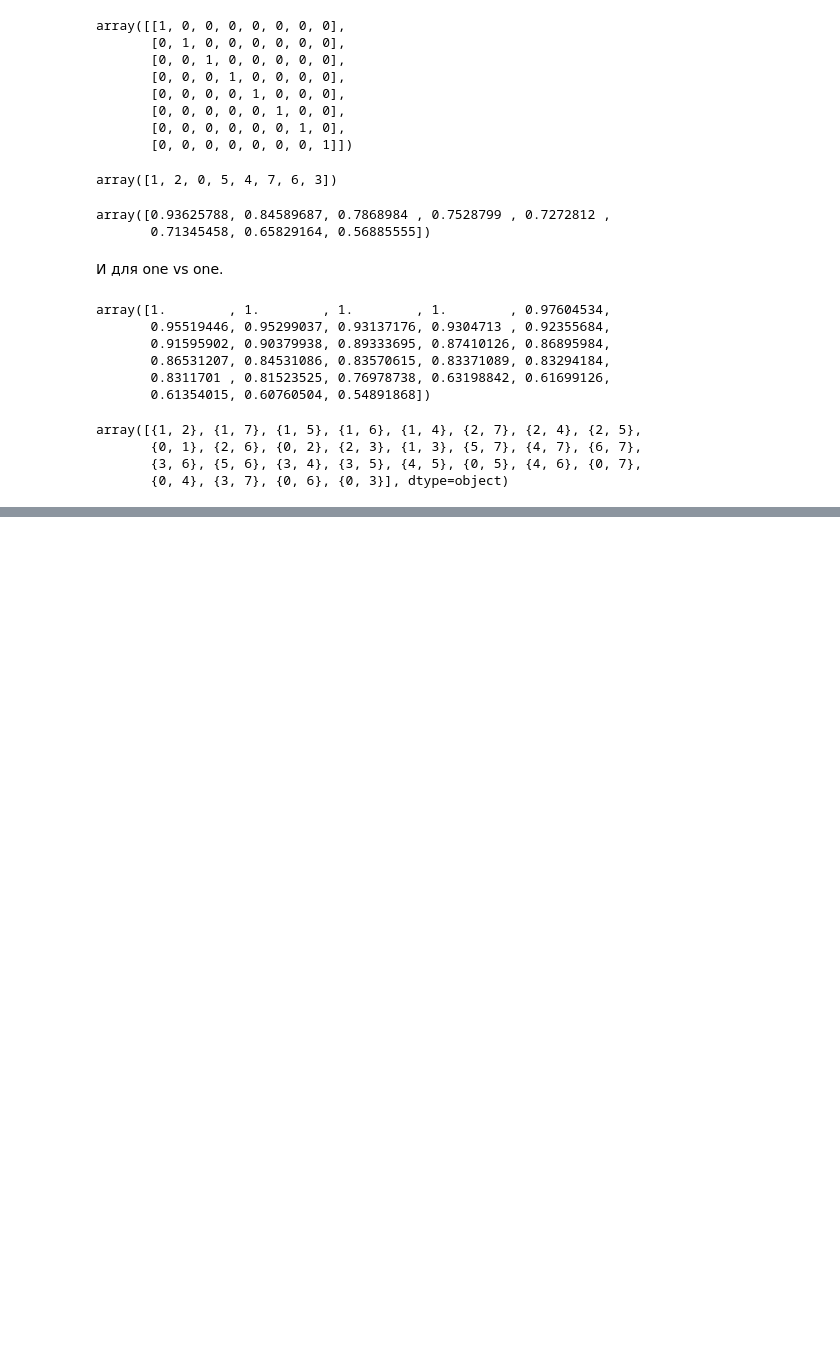
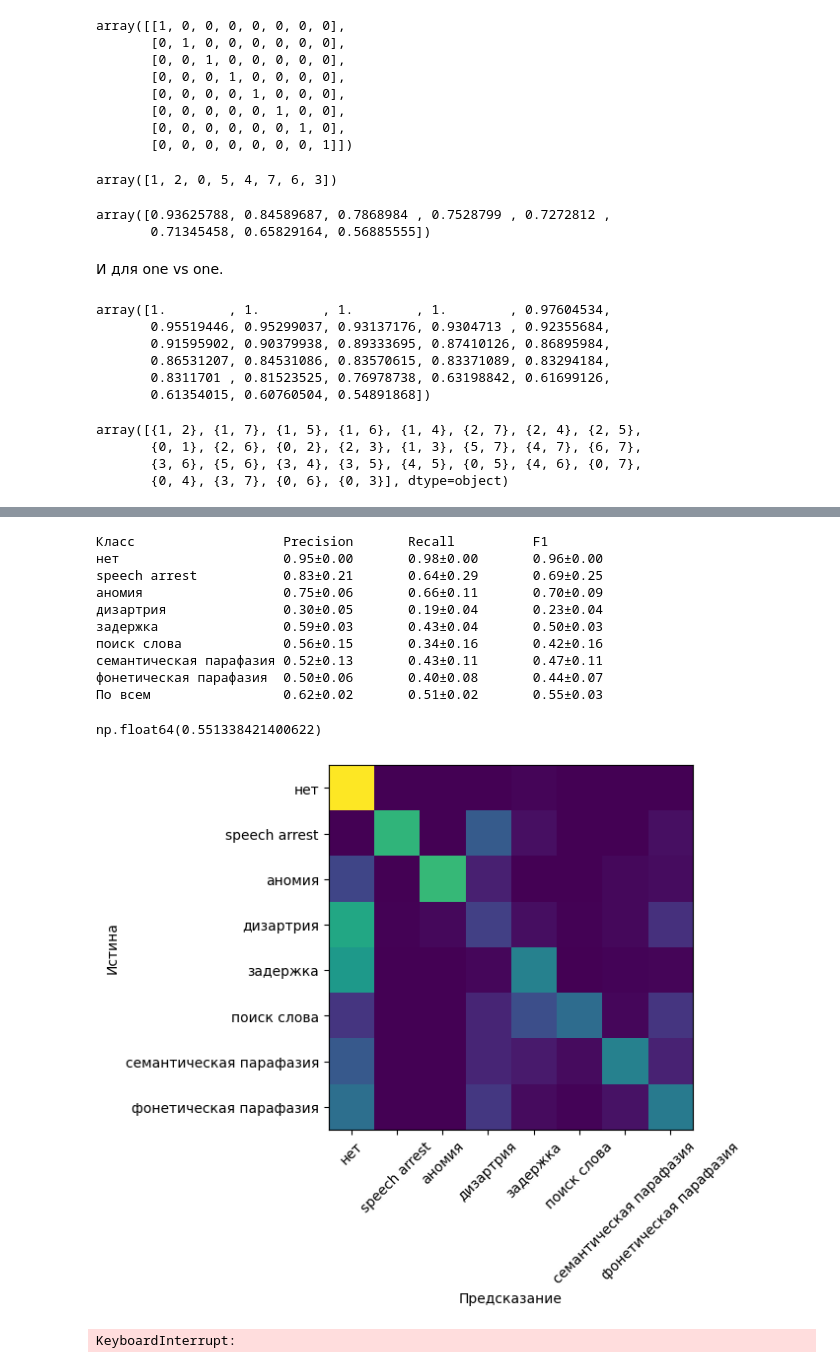
Before and after one commit to vmgorelikov/Automated-Classification-of-Language-Eloquent-Areas-in-Neurotypical-Individuals, a Jupyter notebook: notebooks/feature_and_model_selection.ipynb, the cells around one changed output, grey strips where cells are left out. Saved outputs shown, nothing was run; the diff lists cells and outputs as text; code cells hidden in the pictures; blank space fills up the shorter version.

```diff
--- a/notebooks/feature_and_model_selection.ipynb
+++ b/notebooks/feature_and_model_selection.ipynb
@@ -484,0 +626,12 @@ array([{1, 2}, {1, 7}, {1, 5}, {1, 6}, {1, 4}, {2, 7}, {2, 4}, {2, 5},
+# %%
+macro_f1s_1v1vN: list[float] = []
+trees_1v1vN: list[DecisionTreeClassifier] = []
+
+for combination in tqdm(combinations_1v1vN):
+    tree = DecisionTreeClassifier(max_depth=10,
+                                random_state=SEED)
+    macro_f1s_1v1vN.append(evaluate(tree,
+                              merge_classes=combination,
+                              supress_plot=True,
+                              supress_print=True))
+    trees_1v1vN.append(tree)
@@ -484,0 +660,19 @@ array([{1, 2}, {1, 7}, {1, 5}, {1, 6}, {1, 4}, {2, 7}, {2, 4}, {2, 5},
+# %%
+column_groups_to_use: list[tuple[str,...]] = list(
+                                    get_powerset(column_group_names))
+# %%
+f1s_for_column_groups_1v1vn = np.zeros((28, 64, 3))
+for i, combination in tqdm(enumerate(combinations_1v1vN)):
+    # print(i, combination)
+    for j, column_groups in enumerate(column_groups_to_use):
+        # print(j, column_groups)
+        f1s_for_column_groups_1v1vn[i, j] = evaluate(
+                                DecisionTreeClassifier(max_depth=10,
+                                                    random_state=SEED),
+                                output_separate_f1s=True,
+                                include_features=list(column_groups),
+                                merge_classes=list(combination),
+                                supress_print=True,
+                                supress_plot=True)
+        print(*f1s_for_column_groups_1v1vn[i, j].round(2))
+    print(*f1s_for_column_groups_1v1vn.max(axis=(0,1)), '====')
@@ -484,0 +851,28 @@ array([{1, 2}, {1, 7}, {1, 5}, {1, 6}, {1, 4}, {2, 7}, {2, 4}, {2, 5},
+# %%
+ovovn_classifier = OneVsOneVsNeutralClassifier(
+    DecisionTreeClassifier(max_depth=11),
+    DecisionTreeClassifier()
+)
+# %%
+evaluate(ovovn_classifier)
+# %% [output]
+Класс                   Precision       Recall          F1
+нет                     0.95±0.00       0.98±0.00       0.96±0.00
+speech arrest           0.83±0.21       0.64±0.29       0.69±0.25
+аномия                  0.75±0.06       0.66±0.11       0.70±0.09
+дизартрия               0.30±0.05       0.19±0.04       0.23±0.04
+задержка                0.59±0.03       0.43±0.04       0.50±0.03
+поиск слова             0.56±0.15       0.34±0.16       0.42±0.16
+семантическая парафазия 0.52±0.13       0.43±0.11       0.47±0.11
+фонетическая парафазия  0.50±0.06       0.40±0.08       0.44±0.07
+По всем                 0.62±0.02       0.51±0.02       0.55±0.03
+np.float64(0.551338421400622)
+[figure, added]
+# %%
+ovovn_classifier = OneVsOneVsNeutralClassifier(
+    DecisionTreeClassifier(max_depth=5),
+    DecisionTreeClassifier()
+)
+evaluate(ovovn_classifier)
+# %% [output]
+KeyboardInterrupt:
```
Also changed, not shown: parts of 52 cells of this notebook, 1 other file.
